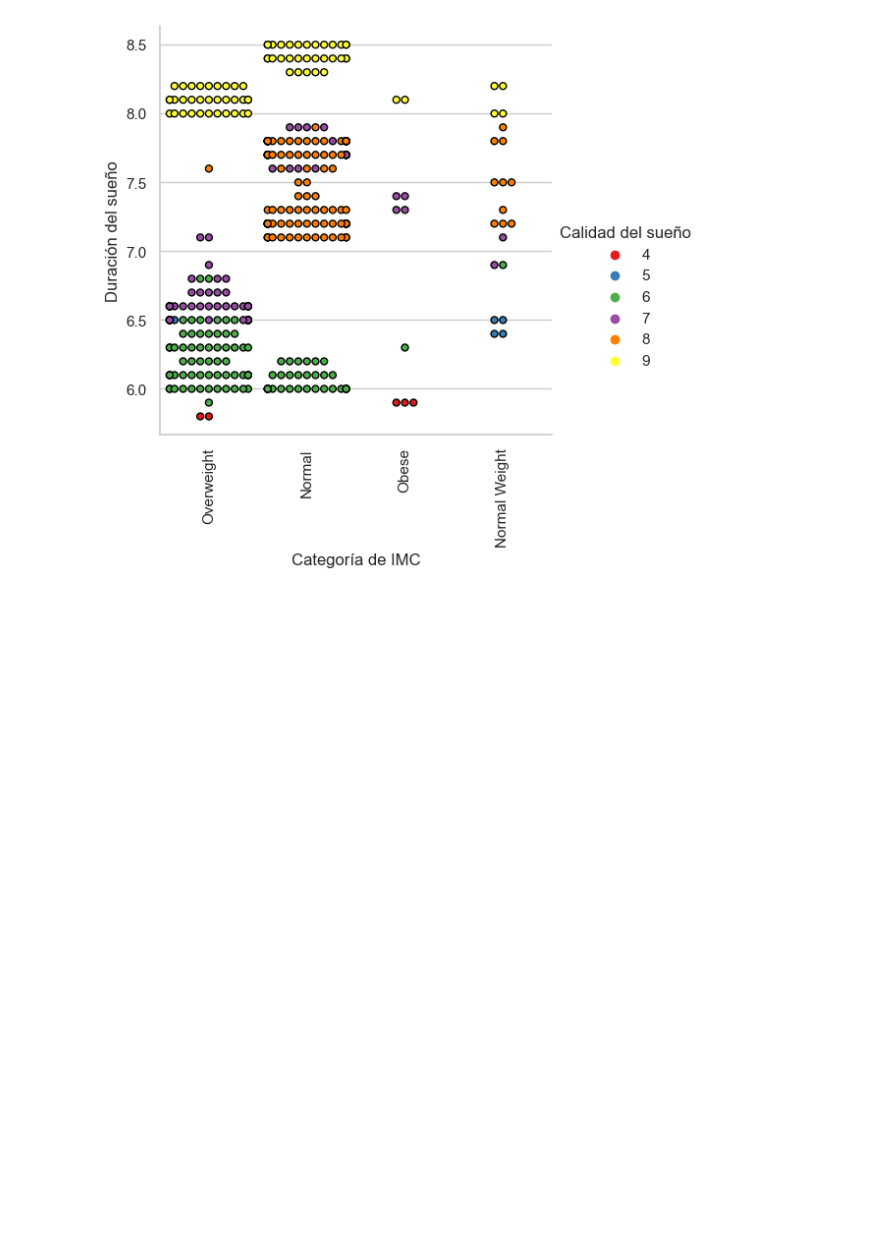
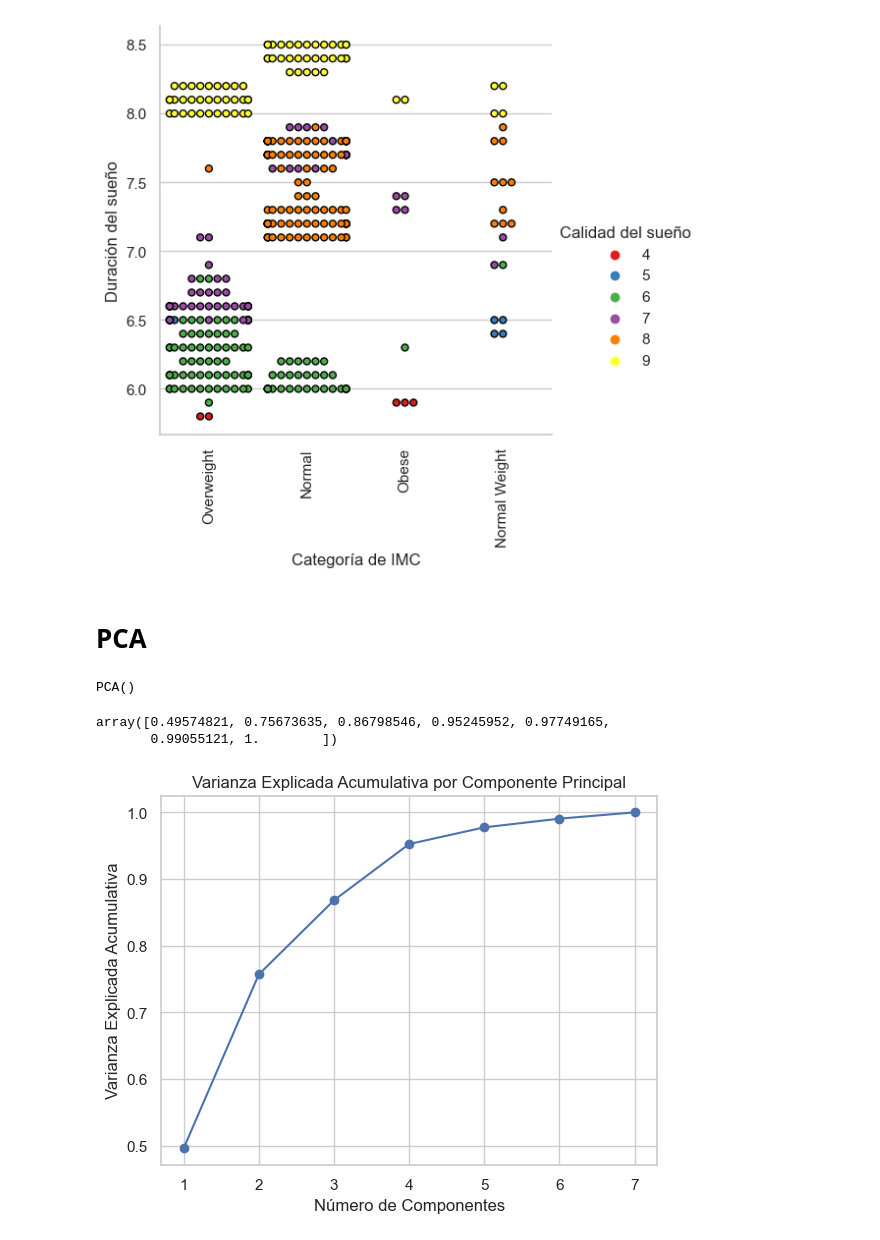
Before and after one commit to noelibaeza/cienciaDatos, a Jupyter notebook: salud_sueño.ipynb, the cells around one changed output. Drawn from its saved outputs; the diff is of its cells as text; code cells hidden in the pictures; blank space fills up the shorter version.

```diff
--- a/salud_sueño.ipynb
+++ b/salud_sueño.ipynb
@@ -432,3 +432,5 @@ for ax in axes:
 plt.show()
 # %% [output]
 [figure]
+# %% [markdown]
+# PCA
@@ -434,0 +444,26 @@ plt.show()
+# %%
+pca = PCA()
+pca.fit(X)
+# %% [output]
+PCA()
+# %%
+componentes_principales = pca.components_
+varianza_explicada = pca.explained_variance_ratio_
+varianza_explicada_acumulativa = np.cumsum(varianza_explicada)
+varianza_explicada_acumulativa
+# %% [output]
+array([0.49574821, 0.75673635, 0.86798546, 0.95245952, 0.97749165,
+       0.99055121, 1.        ])
+# %%
+# Calcular la varianza explicada acumulativa
+varianza_acumulativa = np.cumsum(porcentaje_variabilidad)
+
+# Crear el gráfico
+plt.plot(range(1, len(varianza_acumulativa) + 1), varianza_acumulativa, marker='o')
+plt.xlabel('Número de Componentes')
+plt.ylabel('Varianza Explicada Acumulativa')
+plt.title('Varianza Explicada Acumulativa por Componente Principal')
+plt.grid(True)
+plt.show()
+# %% [output]
+[figure, added]
```
Also changed, not shown: parts of 4 cells of this notebook.
